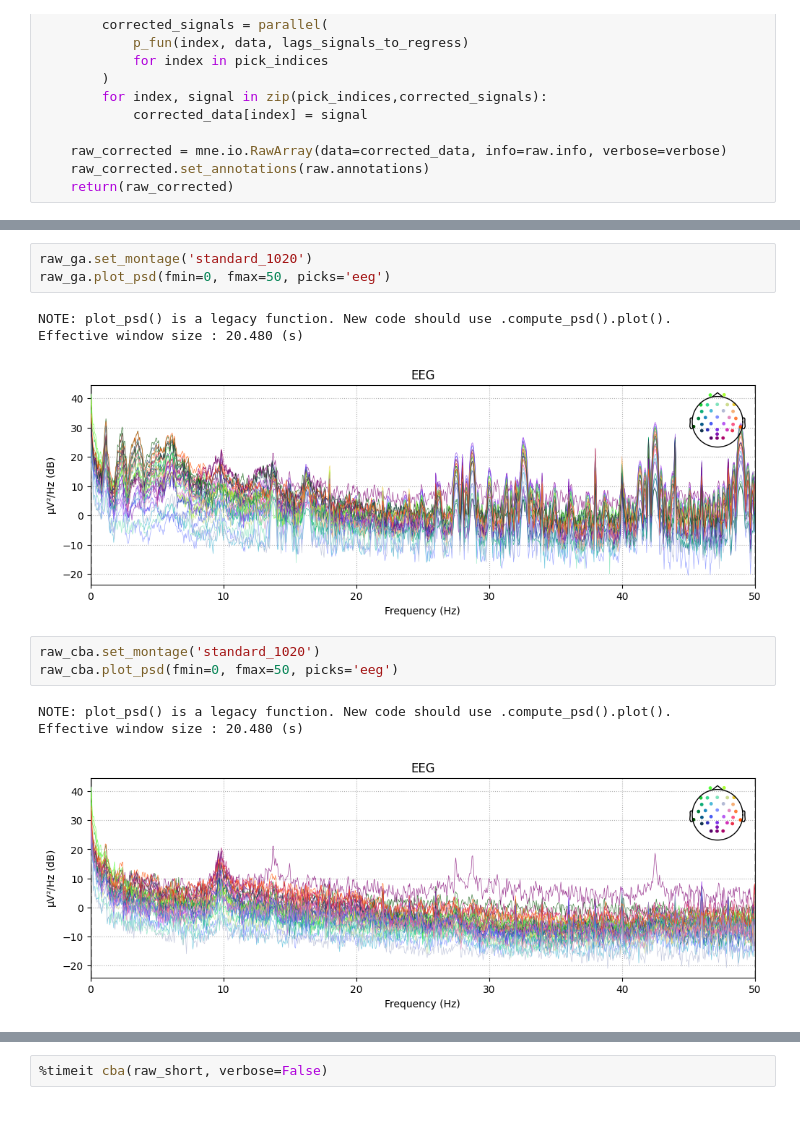
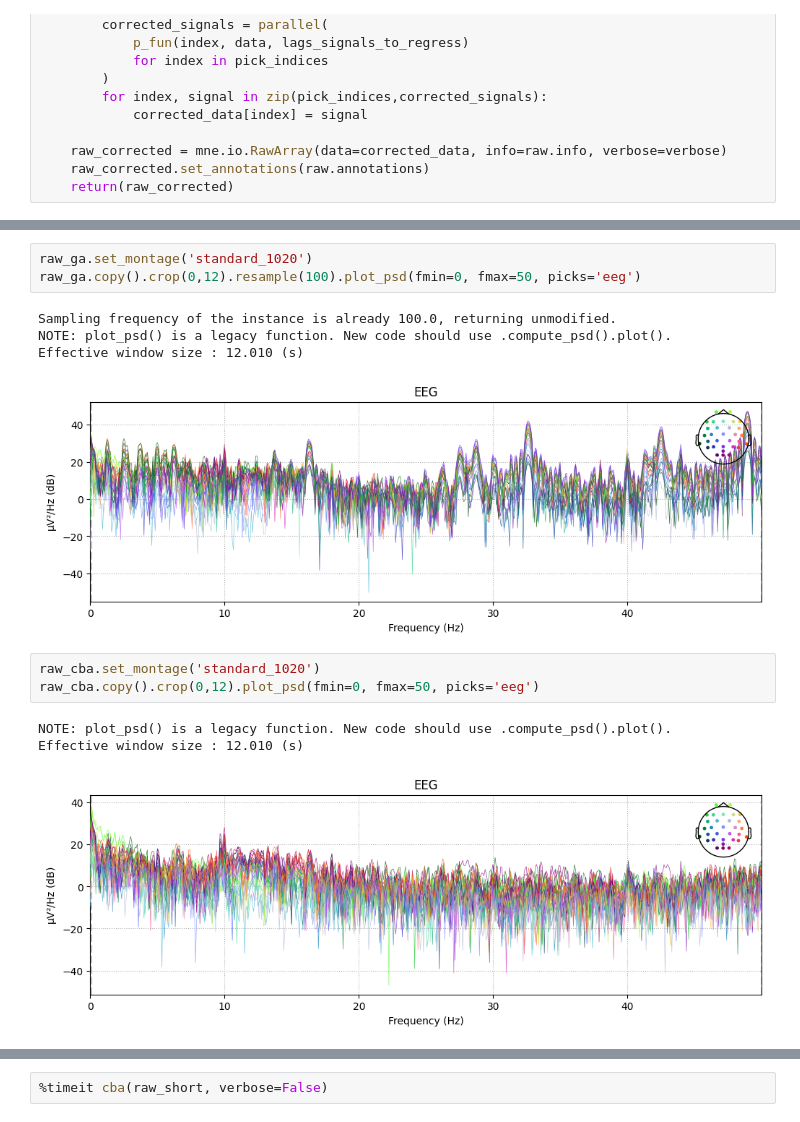
Before and after one commit to maevamoyne/neuxus_test, a Jupyter notebook: regression.ipynb, the cells around one changed output, grey strips where cells are left out. Drawn from its saved outputs; the diff is of its cells as text.

```diff
--- a/regression.ipynb
+++ b/regression.ipynb
@@ -191,15 +165,16 @@ Effective window size : 20.480 (s)
 [figure]
 # %%
 raw_ga.set_montage('standard_1020')
-raw_ga.plot_psd(fmin=0, fmax=50, picks='eeg')
+raw_ga.copy().crop(0,12).resample(100).plot_psd(fmin=0, fmax=50, picks='eeg')
 # %% [output]
+Sampling frequency of the instance is already 100.0, returning unmodified.
 NOTE: plot_psd() is a legacy function. New code should use .compute_psd().plot().
-Effective window size : 20.480 (s)
+Effective window size : 12.010 (s)
-[figure, old version]
+[figure, new version]
 # %%
 raw_cba.set_montage('standard_1020')
-raw_cba.plot_psd(fmin=0, fmax=50, picks='eeg')
+raw_cba.copy().crop(0,12).plot_psd(fmin=0, fmax=50, picks='eeg')
 # %% [output]
 NOTE: plot_psd() is a legacy function. New code should use .compute_psd().plot().
-Effective window size : 20.480 (s)
+Effective window size : 12.010 (s)
-[figure, old version]
+[figure, new version]
```
Also changed, not shown: parts of 7 cells of this notebook, 2 other files.
